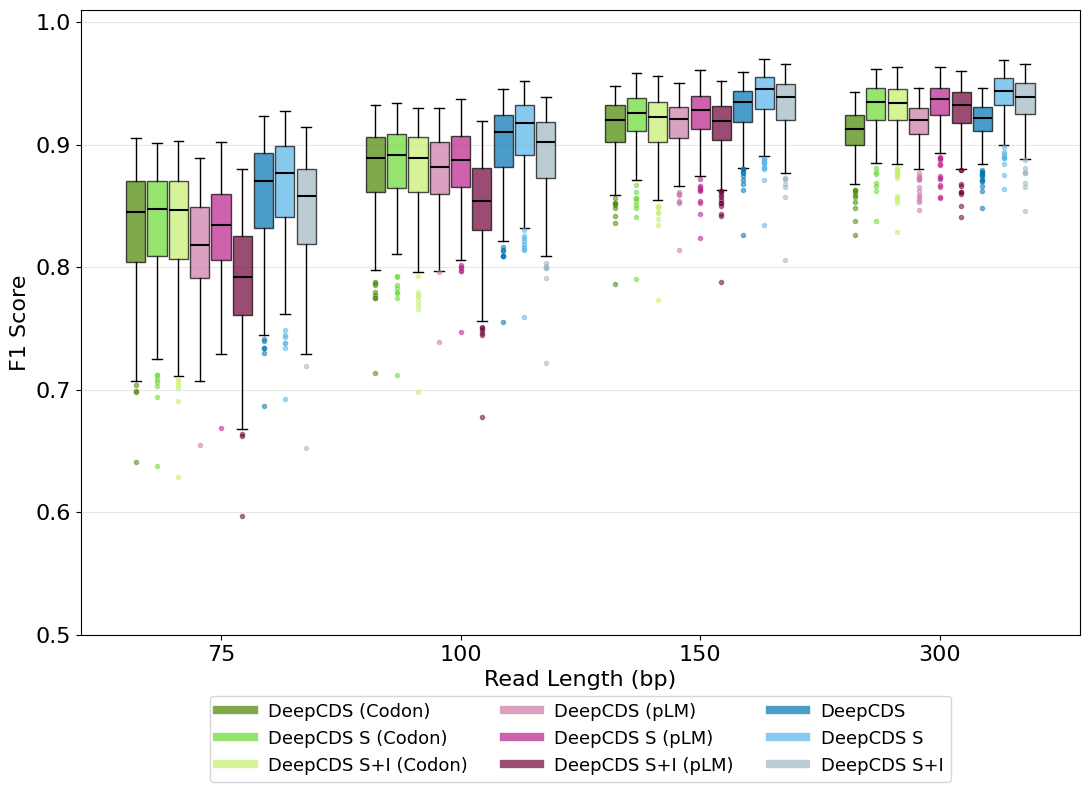
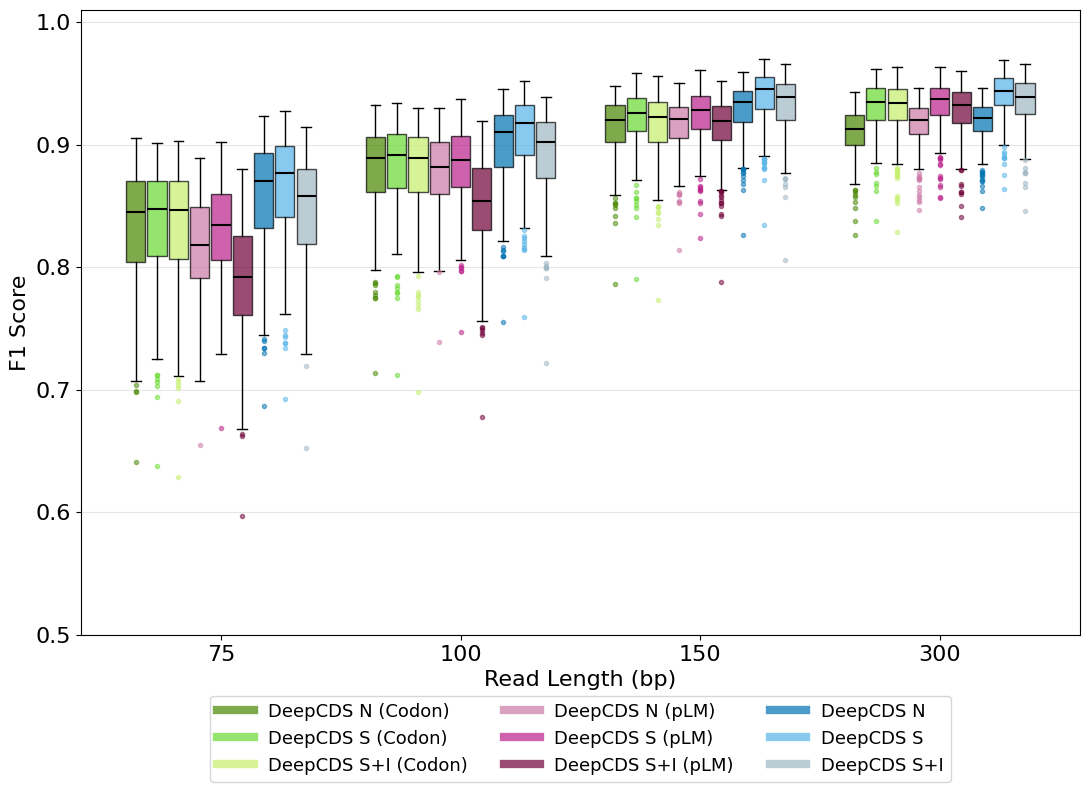
The notebook cell's code change between the first figure and the second:
--- before
+++ after
@@ -52,4 +52,5 @@
     ax.grid(True, alpha=0.3, axis='y')
     ax.legend(bbox_to_anchor=(0.5, -0.25), loc='lower center', ncol=3)
+    plt.savefig(f'./LEGEND_ABLATIONS.svg', dpi=500, bbox_inches='tight')
     plt.tight_layout()
     plt.show()

Commit: update deepcds error-free name in plotting configuration